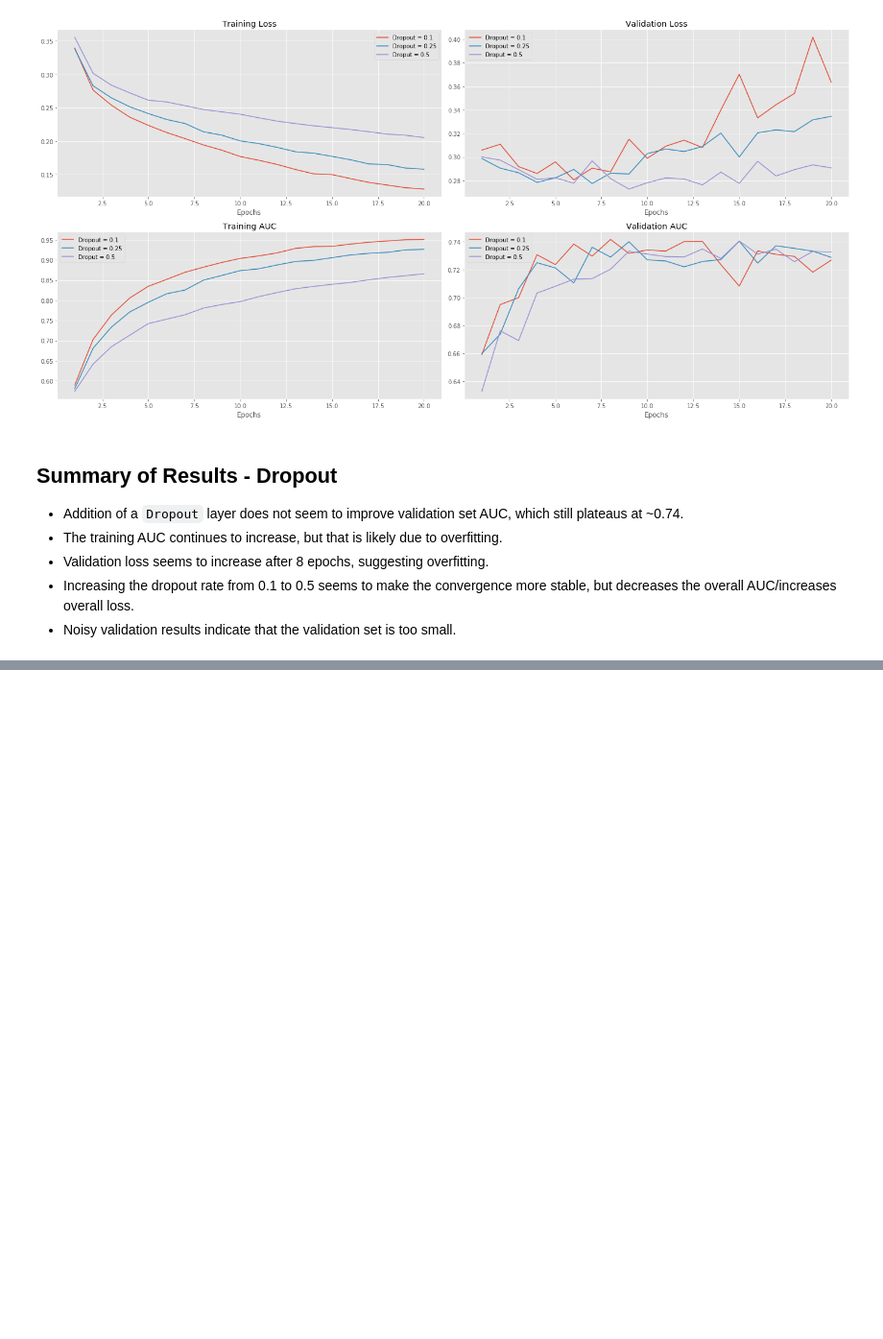
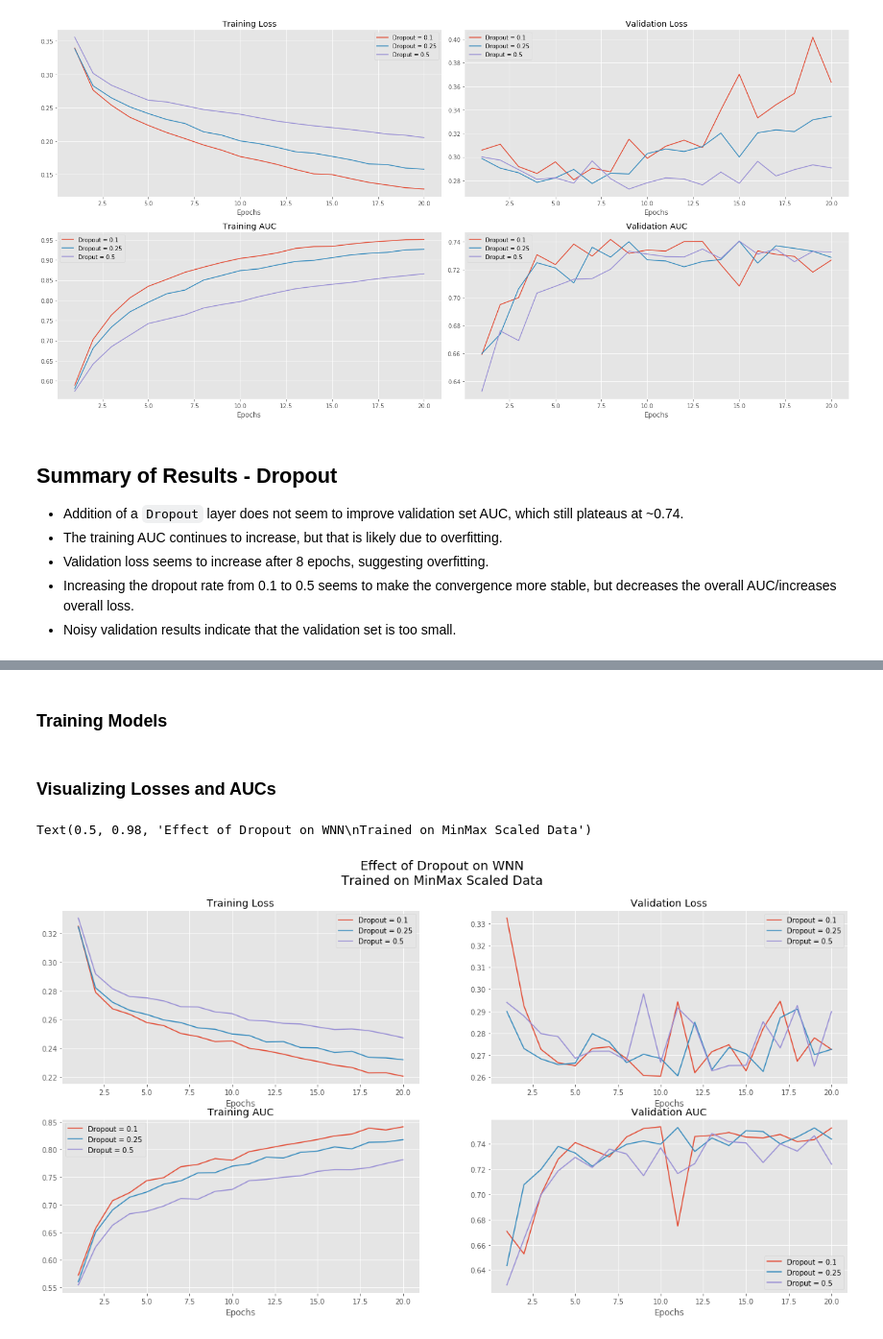
Before and after one commit to SMS-NED16/FYP-DL, a Jupyter notebook: fyp-assignments/06_Deep_Learning_Models/03_WNN_Zheng.ipynb, the cells around one changed output, grey strips where cells are left out. Shown at 96% size. Saved outputs shown, nothing was run; the diff lists cells and outputs as text; code cells hidden in the pictures; blank space fills up the shorter version.

Commit message:
Add WNN MinMax results w/ and w/o dropout

```diff
--- a/fyp-assignments/06_Deep_Learning_Models/03_WNN_Zheng.ipynb
+++ b/fyp-assignments/06_Deep_Learning_Models/03_WNN_Zheng.ipynb
@@ -660,0 +755,2 @@ plt.tight_layout()
+# %% [markdown]
+### Training Models
@@ -660,0 +769,13 @@ plt.tight_layout()
+# %%
+wnn_dropout_0_5_history = wnn_dropout_0_5.fit(X_train, y_train,
+                                              batch_size=128,
+                                              epochs=20,
+                                              validation_split=0.2,
+                                              verbose=0)
+# %% [markdown]
+### Visualizing Losses and AUCs
+# %%
+# Extracting list of history values
+history_list = [wnn_dropout_0_1_history,
+                wnn_dropout_0_25_history,
+                wnn_dropout_0_5_history]
@@ -660,0 +788,33 @@ plt.tight_layout()
+# %%
+# Extracting list of training losses #
+loss_lists = [history.history['loss'] for history in history_list]
+val_loss_lists = [history.history['val_loss'] for history in history_list]
+
+# Epochs will be the same as the length of any given loss list
+epochs = range(1, len(loss_lists[0]) + 1)
+# %%
+# Extracting list of accuracies will be more difficult - uses functions defined earlier
+auc_lists = get_auc(history_list)
+val_auc_lists = get_val_auc(history_list)
+# %%
+# Labels for each plot in same order as dropout rates of models
+labels = ['Dropout = 0.1', 'Dropout = 0.25', 'Droput = 0.5']
+
+fig, ((ax1, ax2), (ax3, ax4)) = plt.subplots(2,2, figsize=(20, 10))
+
+for i in range(0, len(loss_lists)):
+  ax1.plot(epochs, loss_lists[i])
+  ax2.plot(epochs, val_loss_lists[i])
+  ax3.plot(epochs, auc_lists[i])
+  ax4.plot(epochs, val_auc_lists[i])
+
+for ax in (ax1, ax2, ax3, ax4):
+  ax.set_xlabel('Epochs')
+  ax.legend(labels)
+
+ax1.set_title('Training Loss'); ax2.set_title('Validation Loss')
+ax3.set_title('Training AUC'); ax4.set_title('Validation AUC')
+fig.suptitle('Effect of Dropout on WNN\nTrained on MinMax Scaled Data', fontsize=18)
+# %% [output]
+Text(0.5, 0.98, 'Effect of Dropout on WNN\nTrained on MinMax Scaled Data')
+[figure, added]
```
Also changed, not shown: parts of 22 cells of this notebook.
